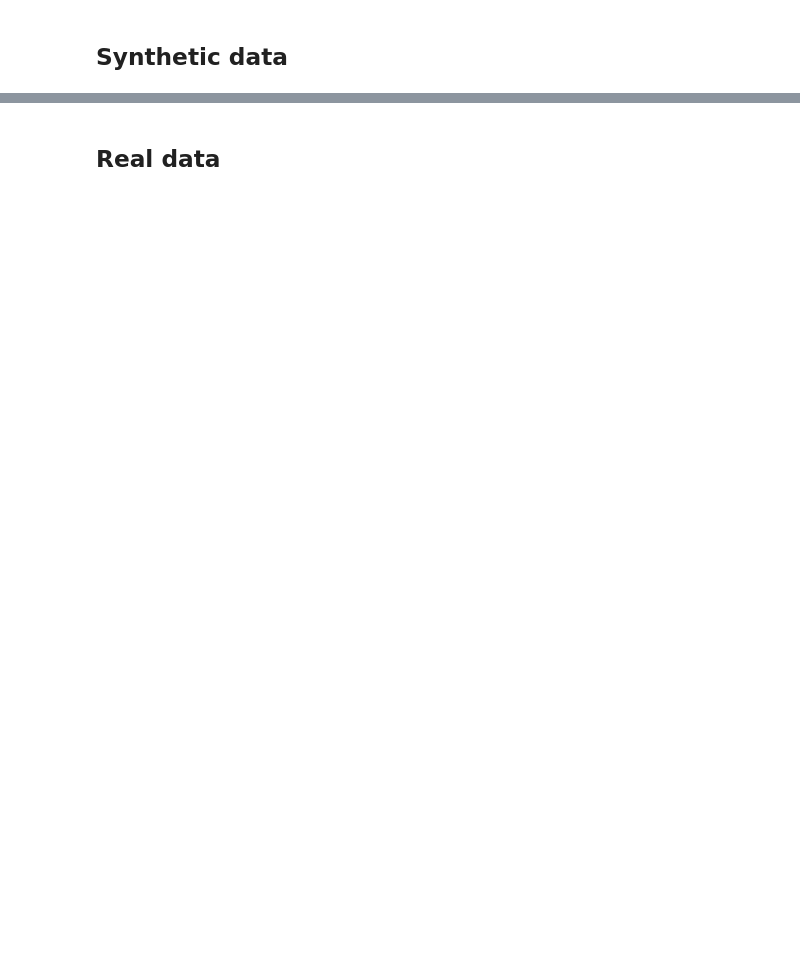
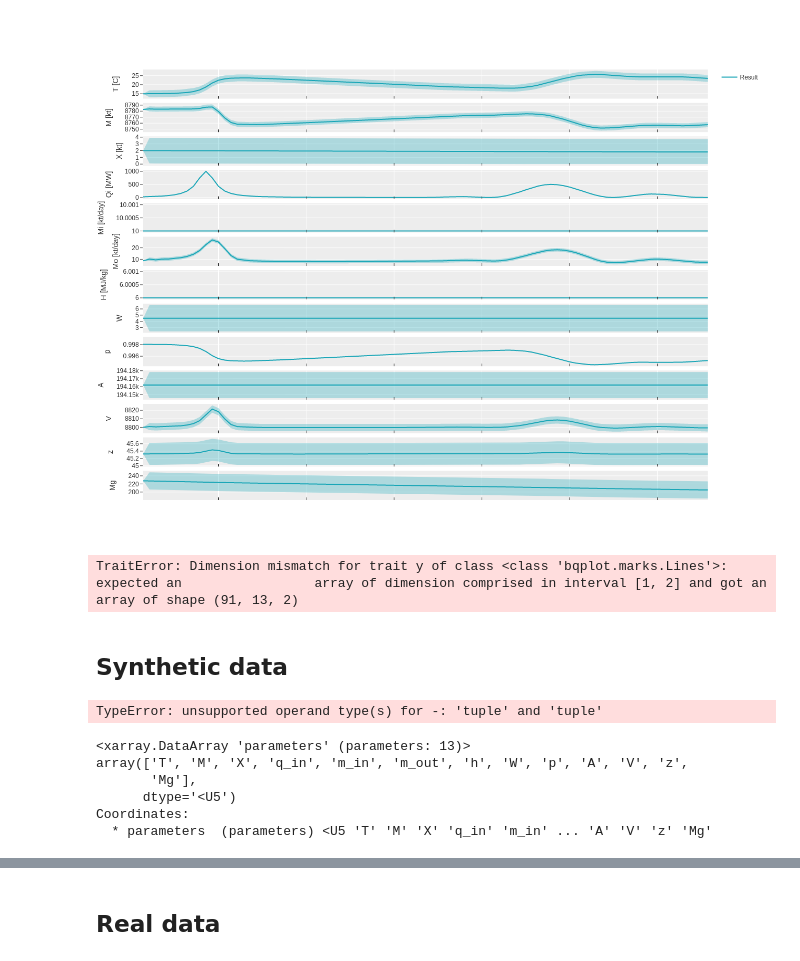
Before and after one commit to yannikbehr/pumahu, a Jupyter notebook: src/pumahu/notebook/UKF.ipynb, the cells around one changed output, grey strips where cells are left out. Cells and saved outputs as stored; diff of their text form; code cells hidden in the pictures; blank space fills up the shorter version.

```diff
--- a/src/pumahu/notebook/UKF.ipynb
+++ b/src/pumahu/notebook/UKF.ipynb
@@ -45,0 +36,4 @@ xds = SynModel(seed=42).run(1000., nsteps=100, integration_method='rk4',
+# %%
+xds = SynModel().run(setup_realistic(sinterval=24*60))
+trellis_plot(xds)
+# %% [output]
@@ -46,3 +41,4 @@ xds = SynModel(seed=42).run(1000., nsteps=100, integration_method='rk4',
+[figure, added]
 # %%
 def get_min_max(lines, pad=.5, rangefactor=3):
     if False:
@@ -142,6 +138,8 @@ def plot_ukf(data, color1='#1f77b4', color2='#ff7f0e'):
     return VBox([HBox([feature_x, feature_y]), VBox([fig, tb])])
 
 plot_ukf(xds)
+# %% [output]
+TraitError: Dimension mismatch for trait y of class <class 'bqplot.marks.Lines'>: expected an                 array of dimension comprised in interval [1, 2] and got an array of shape (91, 13, 2)
 # %% [markdown]
 ## Synthetic data
 # %%
@@ -155,3 +153,14 @@ P0 = np.eye(9)*1e3
 X0 = [T, M, X, qi*0.0864, Mi, Mo, dqi, dMi, dMo]
 log_lh = uks(Q, X0, P0, test=True)
 print(log_lh)
+# %% [output]
+TypeError: unsupported operand type(s) for -: 'tuple' and 'tuple'
+# %%
+xds.parameters
+# %% [output]
+<xarray.DataArray 'parameters' (parameters: 13)>
+array(['T', 'M', 'X', 'q_in', 'm_in', 'm_out', 'h', 'W', 'p', 'A', 'V', 'z',
+       'Mg'],
+      dtype='<U5')
+Coordinates:
+  * parameters  (parameters) <U5 'T' 'M' 'X' 'q_in' 'm_in' ... 'A' 'V' 'z' 'Mg'
```
Also changed, not shown: parts of 6 cells of this notebook, 4 other files.
